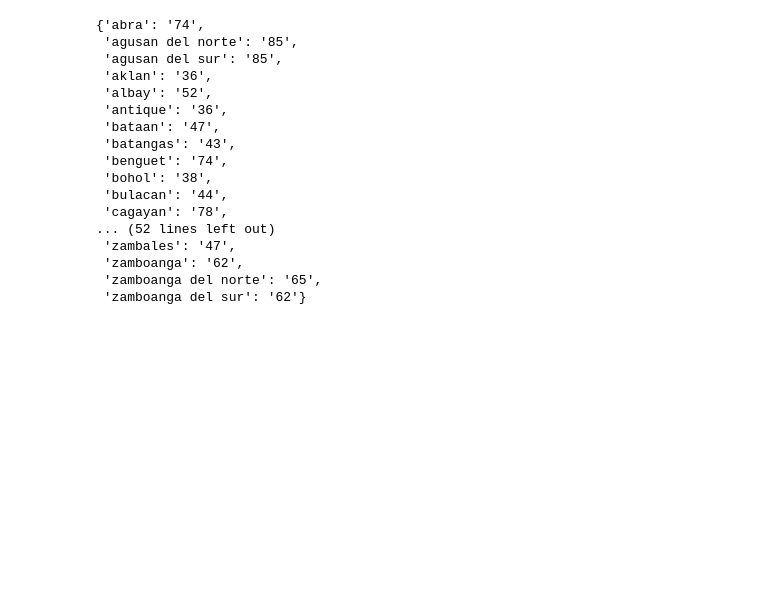
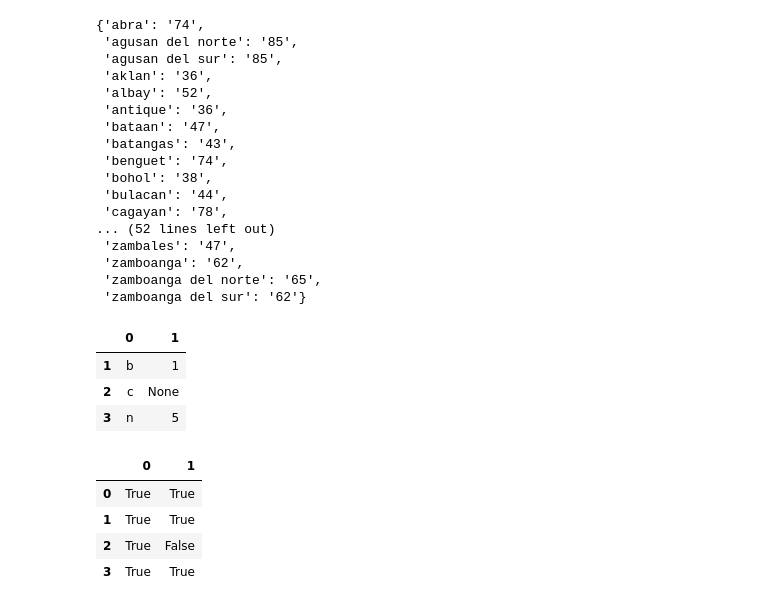
Before and after one commit to ncolina/DPC_SO, a Jupyter notebook: Testing.ipynb, the cells around one changed output. Cells and saved outputs as stored; diff of their text form; code cells hidden in the pictures; blank space fills up the shorter version.

```diff
--- a/Testing.ipynb
+++ b/Testing.ipynb
@@ -341,3 +341,23 @@ ConfigSectionMap('areacodes')
  'zamboanga': '62',
  'zamboanga del norte': '65',
  'zamboanga del sur': '62'}
+# %%
+import pandas as pd
+import numpy as np
+crm=pd.DataFrame(np.array([['n',10],['b',1],['c',None],['n',5]]))
+# %%
+crm.sort_values(by=0)
+crm.sort_values(by=0).drop_duplicates(0,keep='last')
+# %% [output]
+|  | 0 | 1 |
+| 1 | b | 1 |
+| 2 | c | None |
+| 3 | n | 5 |
+# %%
+crm.notnull()
+# %% [output]
+|  | 0 | 1 |
+| 0 | True | True |
+| 1 | True | True |
+| 2 | True | False |
+| 3 | True | True |
```
Also changed, not shown: 2 other files.
